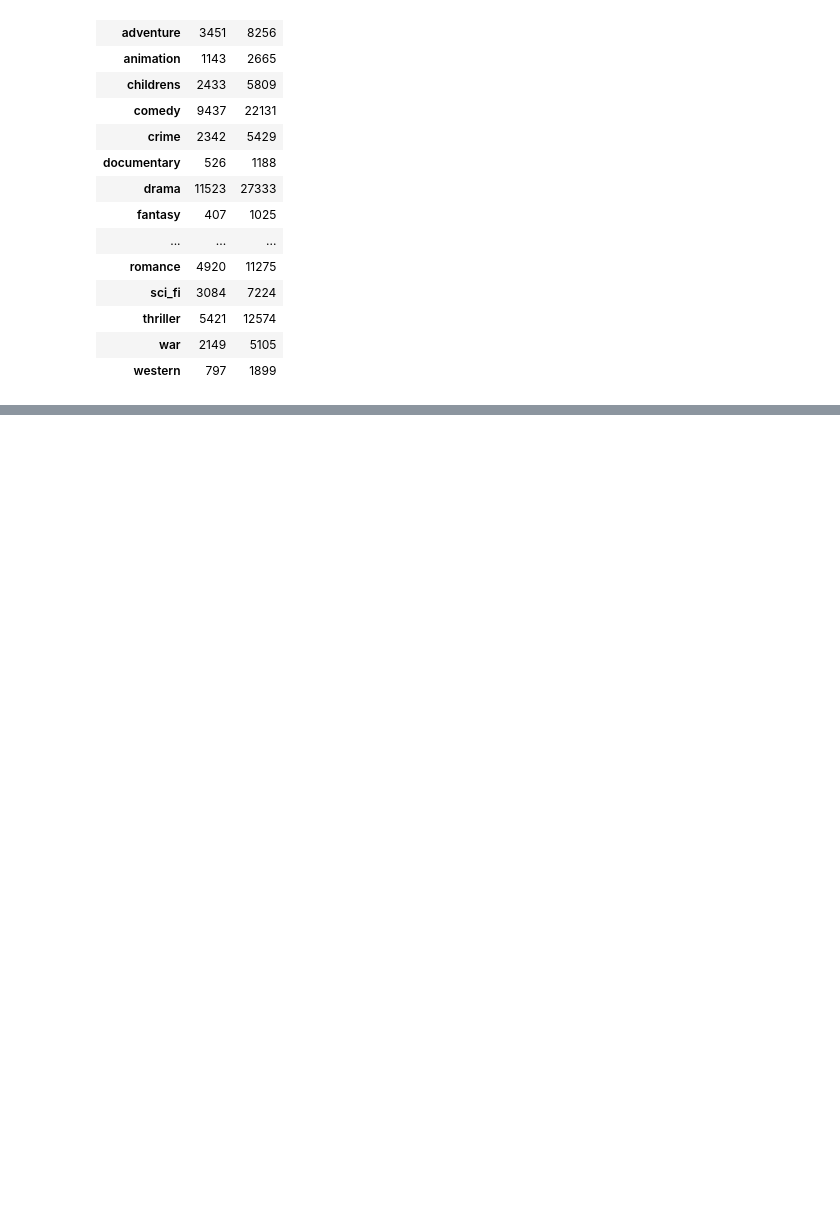
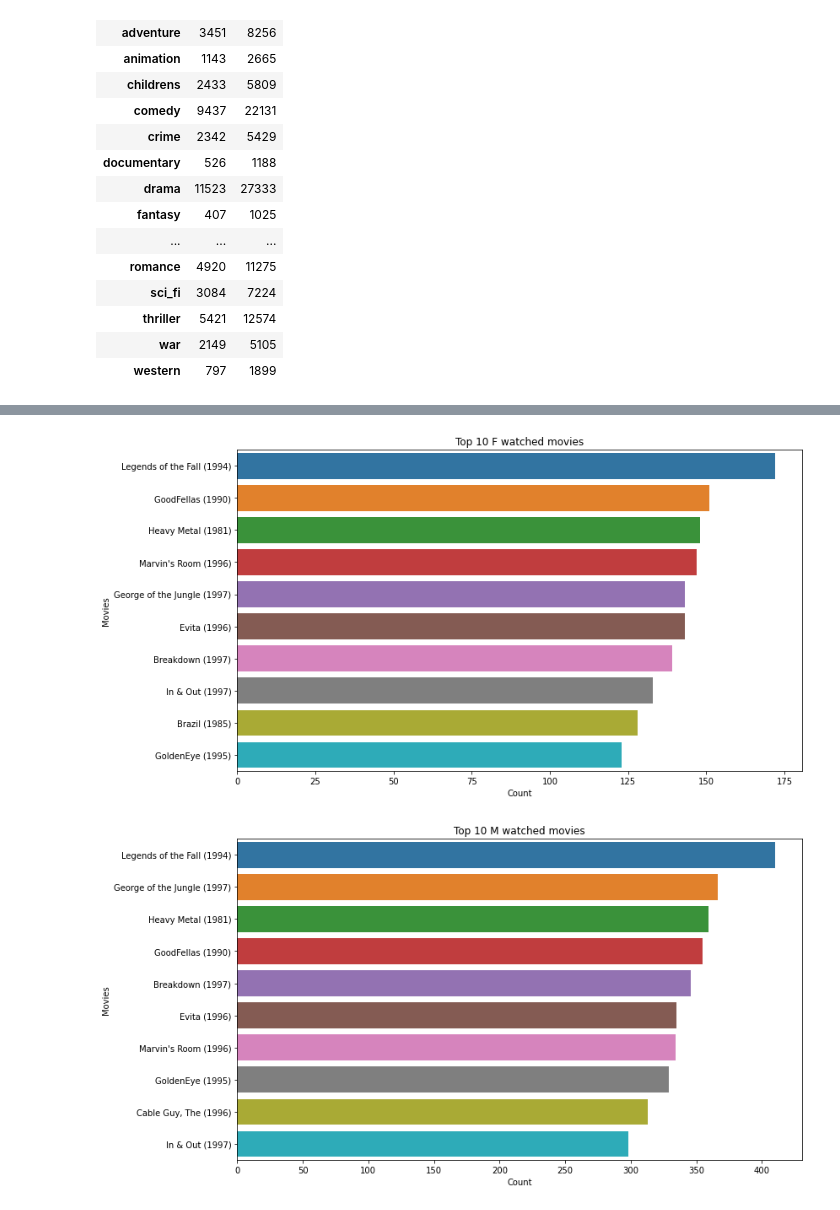
Before and after one commit to YichenLin/MATH-80600A-Project, a Jupyter notebook: traditionalRSNotebooks/edaMovieLens100K.ipynb, the cells around one changed output, grey strips where cells are left out. Cells and saved outputs as stored; diff of their text form; code cells hidden in the pictures; blank space fills up the shorter version.

```diff
--- a/traditionalRSNotebooks/edaMovieLens100K.ipynb
+++ b/traditionalRSNotebooks/edaMovieLens100K.ipynb
@@ -482,0 +562,11 @@ temp_df
+# %%
+top_rated_movies_gender_wise = rating_user_movie_df.groupby(['gender','movie_id']).size()
+
+for index_label in top_rated_movies_gender_wise.index.get_level_values(0).unique():
+
+    top_10_userkind_rated_movies = top_rated_movies_gender_wise[index_label].sort_values(ascending=False)[:10]
+    top_10_userkind_rated_movie_titles = movie.iloc[top_10_userkind_rated_movies.index].movie_title
+    draw_horizontal_movie_bar(top_10_userkind_rated_movie_titles.values, top_10_userkind_rated_movies.values, f'Top 10 {index_label} watched movies')
+# %% [output]
+[figure, added]
+[figure, added]
```
Also changed, not shown: parts of 26 cells of this notebook.
